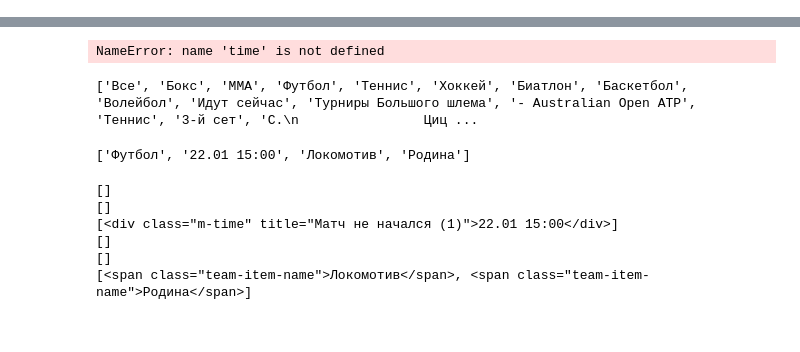
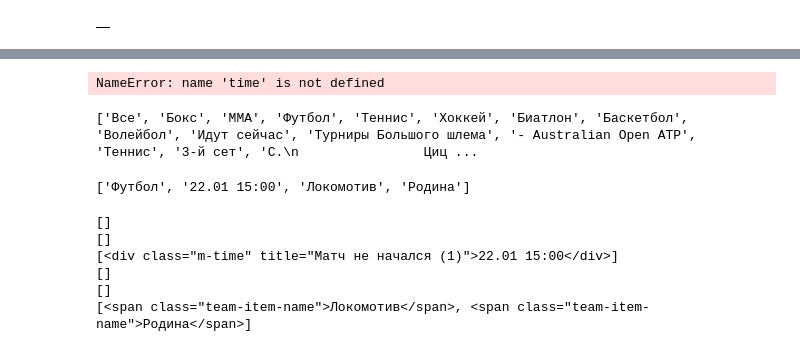
Before and after one commit to qwerty8909/settings, a Jupyter notebook: vilomov/hw3.ipynb, the cells around one changed output, grey strips where cells are left out. Saved outputs shown, nothing was run; the diff lists cells and outputs as text; code cells hidden in the pictures.

```diff
--- a/vilomov/hw3.ipynb
+++ b/vilomov/hw3.ipynb
@@ -15,0 +89,9 @@ soup = BeautifulSoup(website_url, 'lxml')
+# %%
+
+ratio = []
+bookmaker = []
+
+df_bookmaker = pd.DataFrame(bookmaker)
+df_bookmaker
+# %% [output]
+|  |
```
Also changed, not shown: parts of 7 cells of this notebook, 6 other files.
